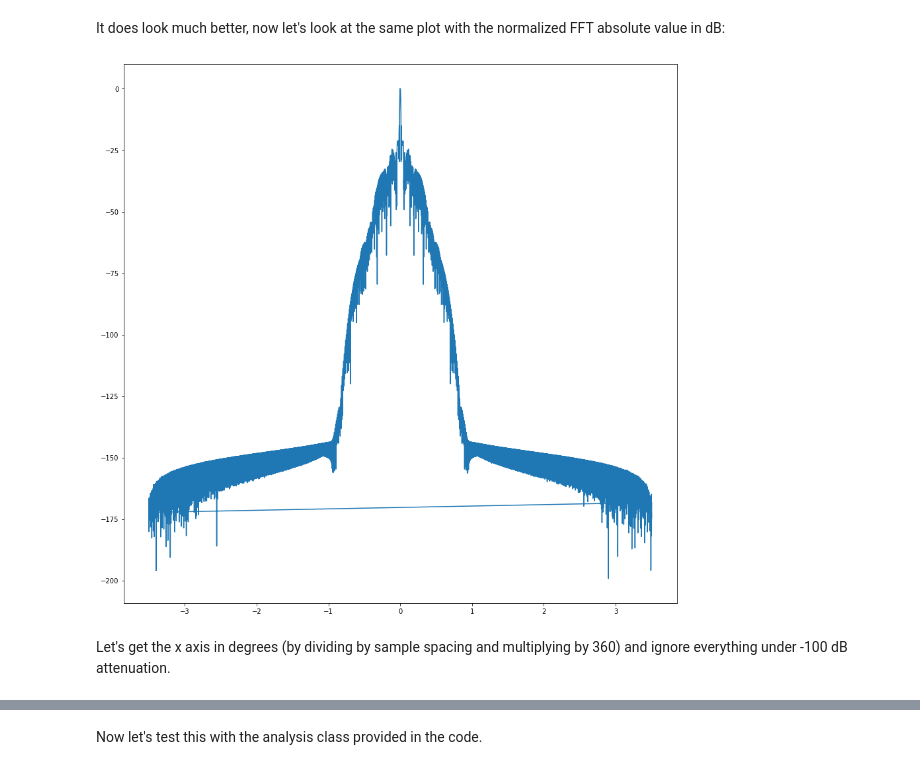
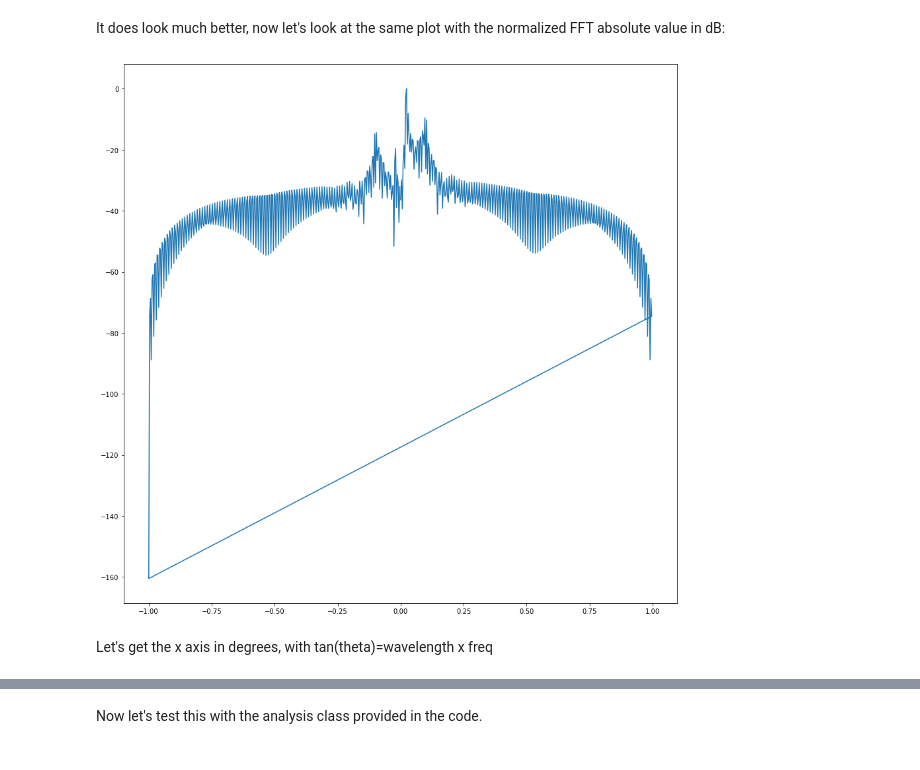
Before and after one commit to MolinAlexei/MEEPART, a Jupyter notebook: Optical_system_analysis.ipynb, the cells around one changed output, grey strips where cells are left out. Drawn from its saved outputs; the diff is of its cells as text; code cells hidden in the pictures.

```diff
--- a/Optical_system_analysis.ipynb
+++ b/Optical_system_analysis.ipynb
@@ -139,0 +137,7 @@ It has, this means that the averaging has properly been done.
+# %%
+def f(x, amp, phase):
+    return amp*np.cos(x*2*np.pi/wavelength + phase)
+
+t = np.arange(n_iter)*.3
+popt, pcov = sc.curve_fit(f, time, e_field_evol[:,150*res])#, p0 = [np.mean(np.abs(e_field_evol[:,150*res])), 0])
+print(popt)
@@ -139,0 +202,15 @@ It has, this means that the averaging has properly been done.
+# %%
+aper_pos_x = 10
+efield = sim.sim.get_array(center=mp.Vector3(-sim.opt_sys.size_x/2+aper_pos_x, 0),
+                                         size=mp.Vector3(0, sim.opt_sys.size_y), component=mp.Ez)
+### Averaging
+n_iter = 50
+for k in range(n_iter):
+    sim.sim.run(until = .5)
+    efield += sim.sim.get_array(center=mp.Vector3(-sim.opt_sys.size_x/2+aper_pos_x, 0),
+                                         size=mp.Vector3(0, sim.opt_sys.size_y), component=mp.Ez)
+
+field = efield/(n_iter+1)
+
+plt.plot(np.arange(len(field)), field)
+plt.show()
@@ -139,0 +219,11 @@ It has, this means that the averaging has properly been done.
+# %%
+x = np.arange(len(field))
+field2 = np.diff(field)
+field2 = np.append(0, field2)
+m = np.mean(np.abs(field))/np.mean(np.abs(field2))
+field2 *= m
+plt.plot(np.arange(len(field)), field)
+plt.plot(np.arange(len(field)), field2)
+#plt.xlim((900,1100))
+#plt.ylim((-0.006,0.006))
+plt.show()
@@ -169,0 +253,6 @@ plt.show()
+# %%
+freq = np.fft.fftfreq(15*len(field), d = 1/res)
+fft = np.fft.fft(field-1j*field2, n = 15*len(field))
+plt.figure(figsize = (15,15))
+plt.plot(freq, fft.real, freq, fft.imag)
+plt.show()
@@ -181,12 +271,13 @@ plt.show()
 # %% [markdown]
 It does look much better, now let's look at the same plot with the normalized FFT absolute value in dB:
 # %%
-fft_dB = 10*np.log10(np.abs(new_fft.real/np.max(new_fft.real)))
+beam = fft*np.conj(fft)*(1+(freq*wavelength)**2)
+fft_dB = 10*np.log10(np.abs(beam.real/np.max(beam.real)))
 plt.figure(figsize = (15,15))
-plt.plot(new_freq, fft_dB)
+plt.plot(freq, fft_dB)
 plt.show()
 # %% [output]
-[figure, old version]
+[figure, new version]
-# %% [markdown]
-Let's get the x axis in degrees (by dividing by sample spacing and multiplying by 360) and ignore everything under -100 dB attenuation.
+# %% [markdown]
+Let's get the x axis in degrees, with tan(theta)=wavelength x freq
 # %%
```
Also changed, not shown: parts of 60 cells of this notebook, 3 other files.
